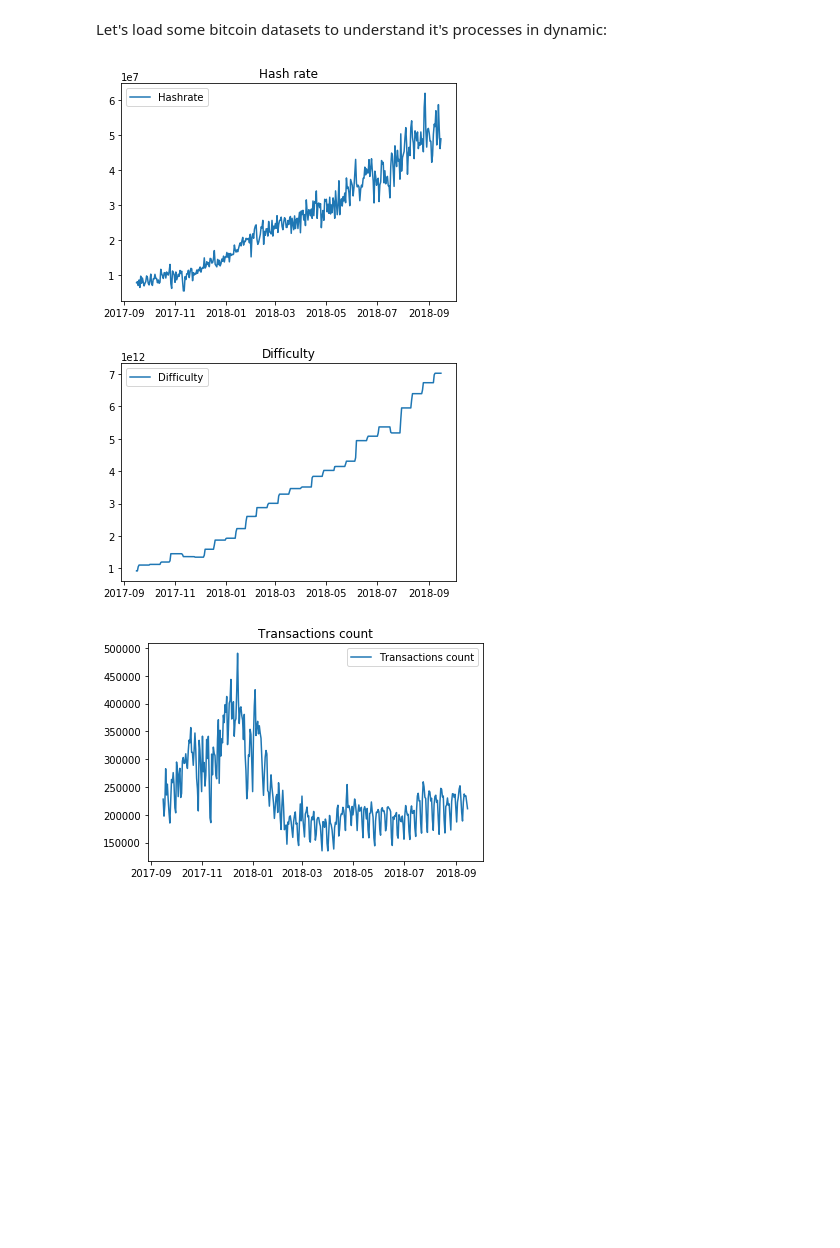
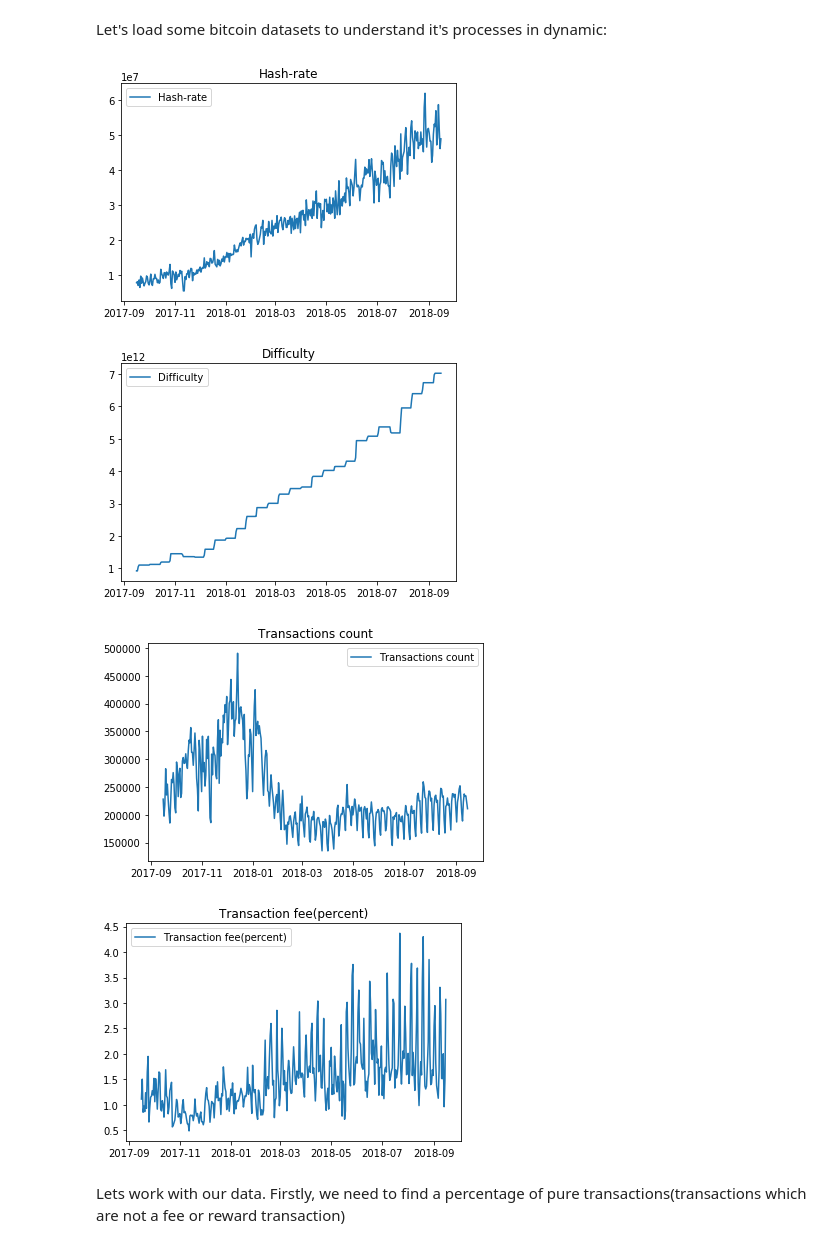
Before and after one commit to denismaster/bitcoin-aging, a Jupyter notebook: bitcoin-aging.ipynb, the cells around one changed output. Cells and saved outputs as stored; diff of their text form; code cells hidden in the pictures; blank space fills up the shorter version.

Commit message:
Load fee percentage dataset

```diff
--- a/bitcoin-aging.ipynb
+++ b/bitcoin-aging.ipynb
@@ -9,37 +11,52 @@ import matplotlib.pylab as plt
 
 from matplotlib.pylab import rcParams
 %matplotlib inline
 
 # function to load csv file and parse provided column as date
 def load_file(filename, date_col):
     dateparse = lambda dates: pd.datetime.strptime(dates, '%Y-%m-%d %H:%M:%S')
     data = pd.read_csv(filename,index_col=date_col, parse_dates=[0],date_parser=dateparse)
     return data
 
 hash_rate_data = load_file('hash-rate.csv', 'Date');
 hash_rate_series = hash_rate_data['Data']
 
 difficulty_data = load_file('difficulty.csv', 'Date');
 difficulty_series = difficulty_data['Data']
 
 transactions_count_data = load_file('n-transactions.csv', 'Date');
 transactions_count_series = transactions_count_data['Data']
 
-plt.plot(hash_rate_series, label="Hashrate")
-plt.legend(loc='best')
-plt.title('Hash rate')
-plt.show()
+fee_percent_data = load_file('cost-per-transaction-percent.csv', 'Date');
+fee_percent_series = fee_percent_data['Data']
+
+def plot_chart(data, label, title):
+    plt.plot(data, label=label)
+    plt.legend(loc='best')
+    plt.title(title)
+    plt.show()
+
+plot_chart(hash_rate_series, "Hash-rate", "Hash-rate")
+
 
 plt.plot(difficulty_series, label="Difficulty")
 plt.legend(loc='best')
 plt.title('Difficulty')
 plt.show()
 
 plt.plot(transactions_count_series, label="Transactions count")
 plt.legend(loc='best')
 plt.title('Transactions count')
 plt.show()
+
+plt.plot(fee_percent_series, label="Transaction fee(percent)")
+plt.legend(loc='best')
+plt.title('Transaction fee(percent)')
+plt.show()
 # %% [output]
-[figure, old version]
+[figure, new version]
 [figure]
 [figure]
+[figure, added]
+# %% [markdown]
+Lets work with our data. Firstly, we need to find a percentage of pure transactions(transactions which are not a fee or reward transaction)
```
Also changed, not shown: parts of 1 cell of this notebook.
